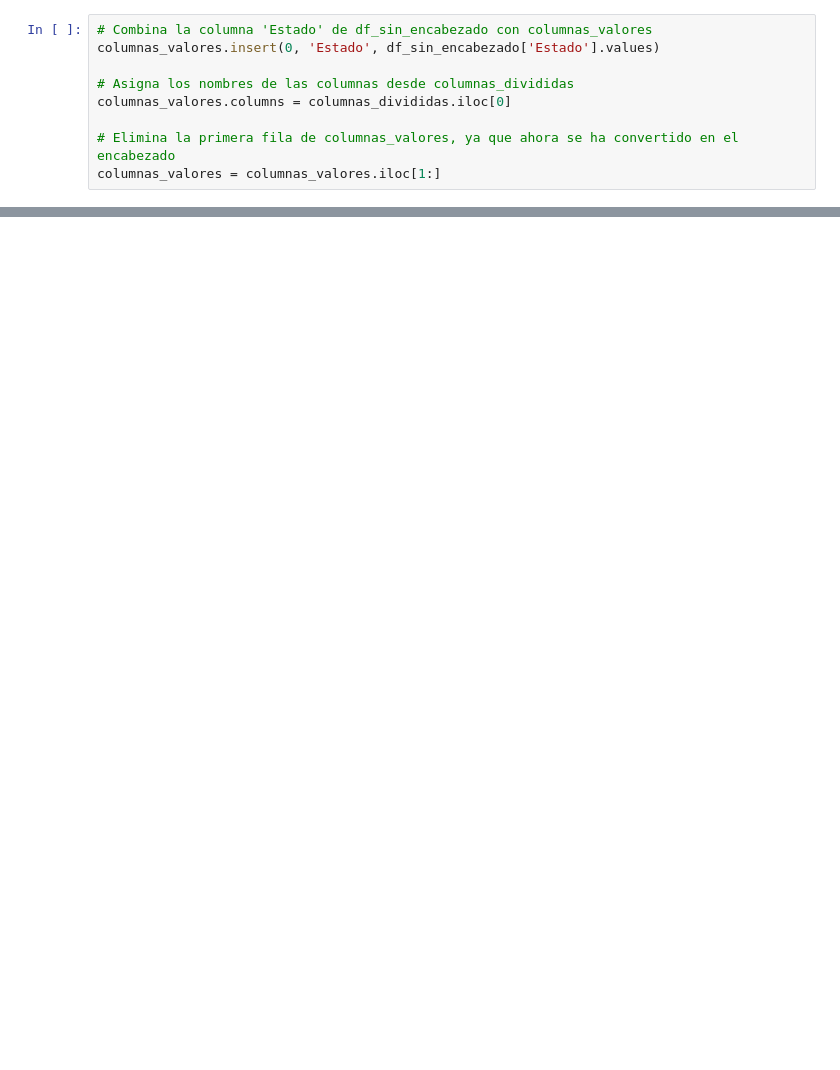
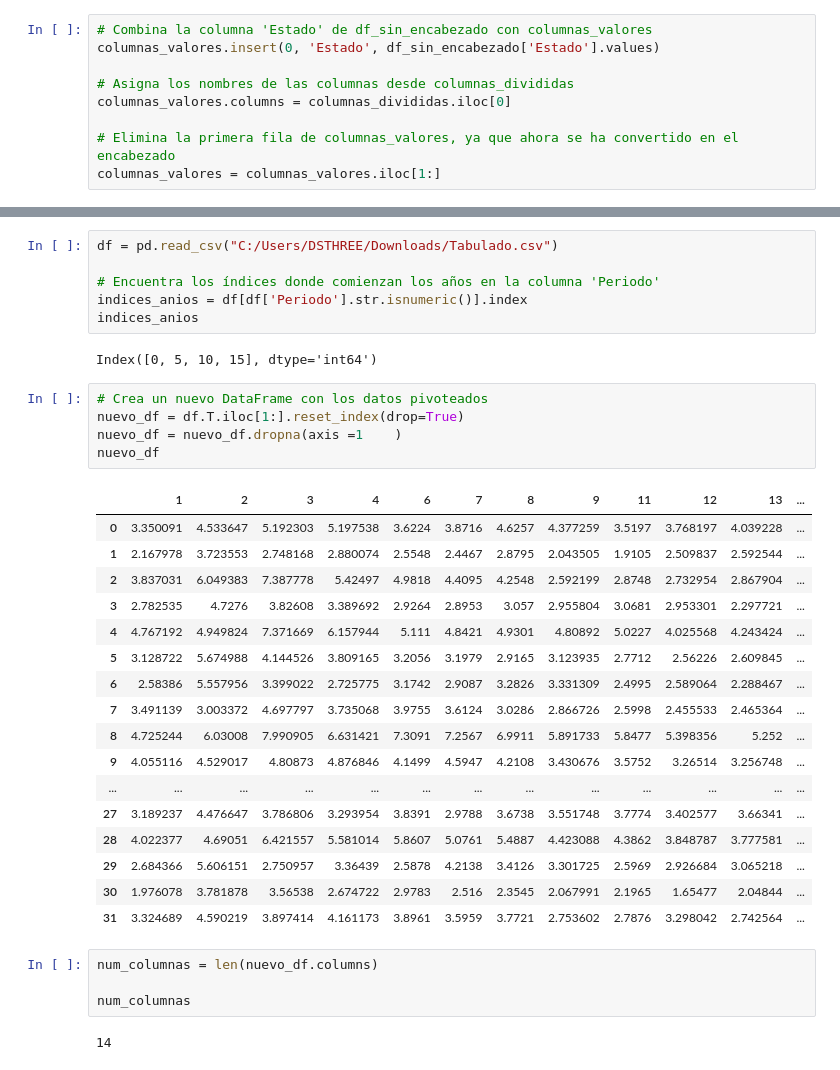
Before and after one commit to Cobrit/SCRAPER_VARIABLES, a Jupyter notebook: pruebas.ipynb, the cells around one changed output, grey strips where cells are left out. Cells and saved outputs as stored; diff of their text form; blank space fills up the shorter version.

```diff
--- a/pruebas.ipynb
+++ b/pruebas.ipynb
@@ -150,0 +124,37 @@ AttributeError: 'Series' object has no attribute 'insert'
+# %%
+df = pd.read_csv("C:/Users/DSTHREE/Downloads/Tabulado.csv")
+
+# Encuentra los índices donde comienzan los años en la columna 'Periodo'
+indices_anios = df[df['Periodo'].str.isnumeric()].index
+indices_anios
+# %% [output]
+Index([0, 5, 10, 15], dtype='int64')
+# %%
+# Crea un nuevo DataFrame con los datos pivoteados
+nuevo_df = df.T.iloc[1:].reset_index(drop=True)
+nuevo_df = nuevo_df.dropna(axis =1    )
+nuevo_df
+# %% [output]
+|  | 1 | 2 | 3 | 4 | 6 | 7 | 8 | 9 | 11 | 12 | 13 | ... |
+| 0 | 3.350091 | 4.533647 | 5.192303 | 5.197538 | 3.6224 | 3.8716 | 4.6257 | 4.377259 | 3.5197 | 3.768197 | 4.039228 | ... |
+| 1 | 2.167978 | 3.723553 | 2.748168 | 2.880074 | 2.5548 | 2.4467 | 2.8795 | 2.043505 | 1.9105 | 2.509837 | 2.592544 | ... |
+| 2 | 3.837031 | 6.049383 | 7.387778 | 5.42497 | 4.9818 | 4.4095 | 4.2548 | 2.592199 | 2.8748 | 2.732954 | 2.867904 | ... |
+| 3 | 2.782535 | 4.7276 | 3.82608 | 3.389692 | 2.9264 | 2.8953 | 3.057 | 2.955804 | 3.0681 | 2.953301 | 2.297721 | ... |
+| 4 | 4.767192 | 4.949824 | 7.371669 | 6.157944 | 5.111 | 4.8421 | 4.9301 | 4.80892 | 5.0227 | 4.025568 | 4.243424 | ... |
+| 5 | 3.128722 | 5.674988 | 4.144526 | 3.809165 | 3.2056 | 3.1979 | 2.9165 | 3.123935 | 2.7712 | 2.56226 | 2.609845 | ... |
+| 6 | 2.58386 | 5.557956 | 3.399022 | 2.725775 | 3.1742 | 2.9087 | 3.2826 | 3.331309 | 2.4995 | 2.589064 | 2.288467 | ... |
+| 7 | 3.491139 | 3.003372 | 4.697797 | 3.735068 | 3.9755 | 3.6124 | 3.0286 | 2.866726 | 2.5998 | 2.455533 | 2.465364 | ... |
+| 8 | 4.725244 | 6.03008 | 7.990905 | 6.631421 | 7.3091 | 7.2567 | 6.9911 | 5.891733 | 5.8477 | 5.398356 | 5.252 | ... |
+| 9 | 4.055116 | 4.529017 | 4.80873 | 4.876846 | 4.1499 | 4.5947 | 4.2108 | 3.430676 | 3.5752 | 3.26514 | 3.256748 | ... |
+| ... | ... | ... | ... | ... | ... | ... | ... | ... | ... | ... | ... | ... |
+| 27 | 3.189237 | 4.476647 | 3.786806 | 3.293954 | 3.8391 | 2.9788 | 3.6738 | 3.551748 | 3.7774 | 3.402577 | 3.66341 | ... |
+| 28 | 4.022377 | 4.69051 | 6.421557 | 5.581014 | 5.8607 | 5.0761 | 5.4887 | 4.423088 | 4.3862 | 3.848787 | 3.777581 | ... |
+| 29 | 2.684366 | 5.606151 | 2.750957 | 3.36439 | 2.5878 | 4.2138 | 3.4126 | 3.301725 | 2.5969 | 2.926684 | 3.065218 | ... |
+| 30 | 1.976078 | 3.781878 | 3.56538 | 2.674722 | 2.9783 | 2.516 | 2.3545 | 2.067991 | 2.1965 | 1.65477 | 2.04844 | ... |
+| 31 | 3.324689 | 4.590219 | 3.897414 | 4.161173 | 3.8961 | 3.5959 | 3.7721 | 2.753602 | 2.7876 | 3.298042 | 2.742564 | ... |
+# %%
+num_columnas = len(nuevo_df.columns)
+
+num_columnas
+# %% [output]
+14
```
Also changed, not shown: parts of 9 cells of this notebook, 2 other files.
